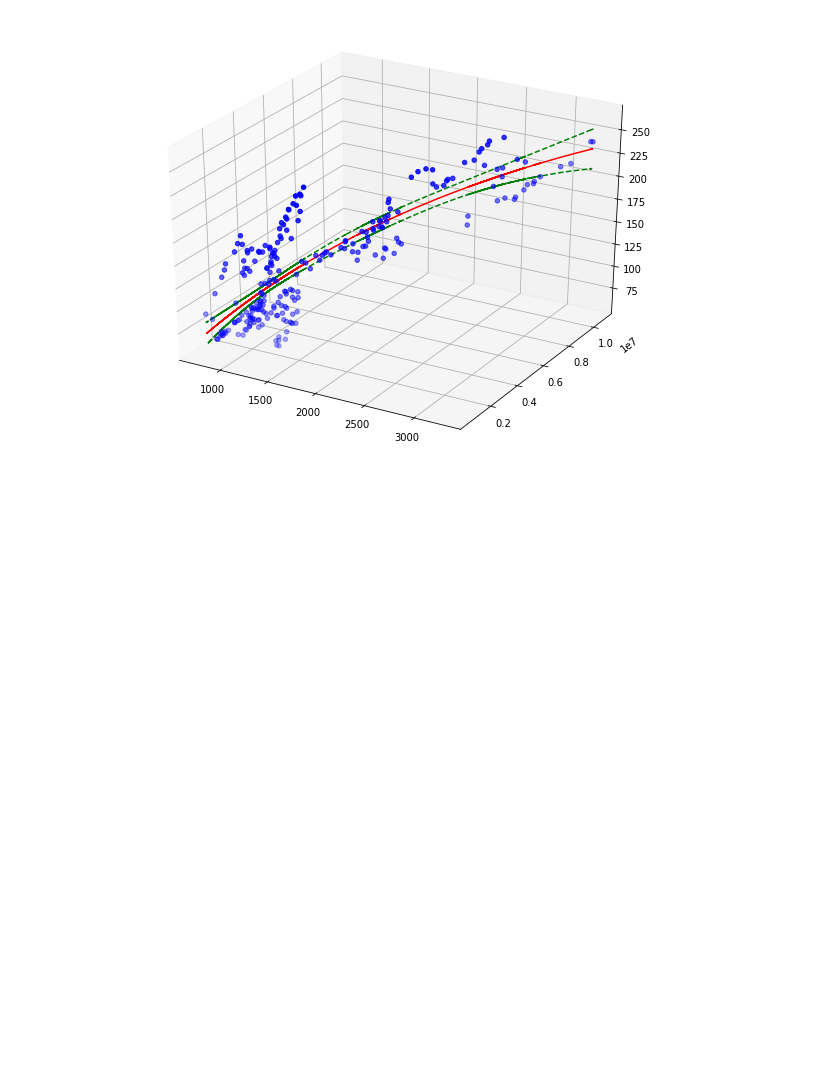
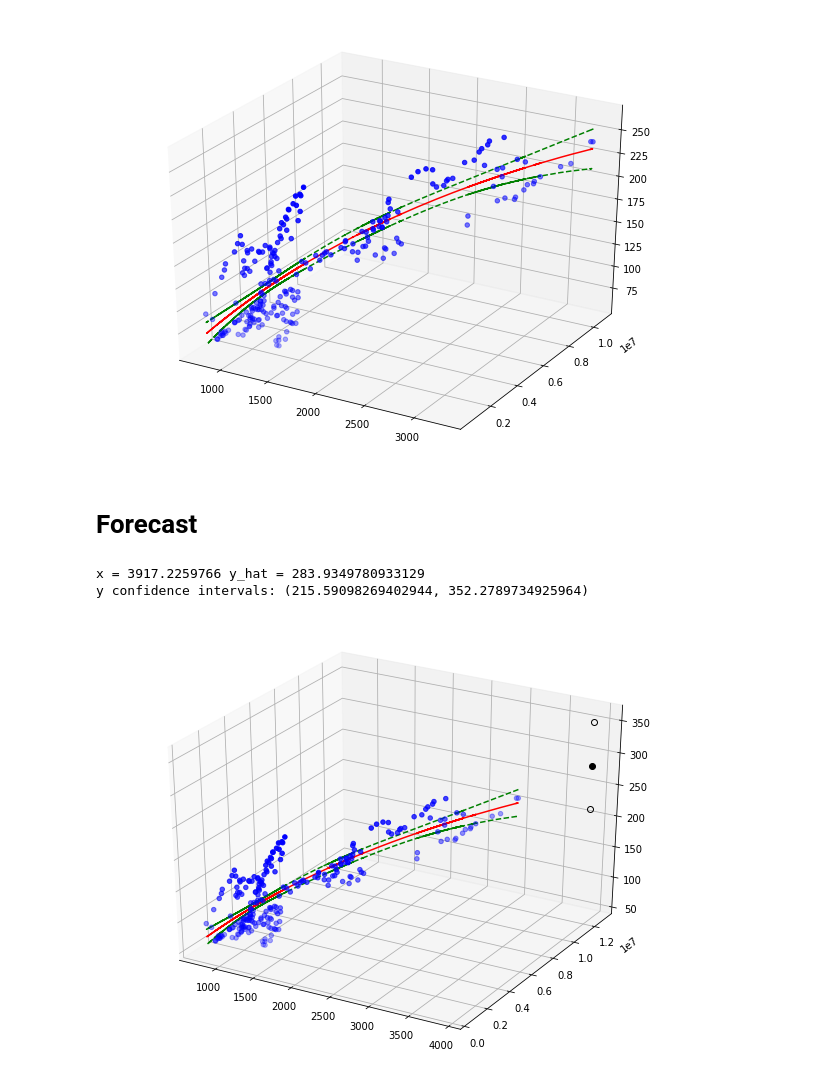
Before and after one commit to atefar2/Python_For_Finance, a Jupyter notebook: Econometrics/Lab4.ipynb, the cells around one changed output. Saved outputs shown, nothing was run; the diff lists cells and outputs as text; code cells hidden in the pictures; blank space fills up the shorter version.

```diff
--- a/Econometrics/Lab4.ipynb
+++ b/Econometrics/Lab4.ipynb
@@ -109,3 +109,31 @@ ax.plot(data_sp500['x'], data_sp500['x_squared'], yprd_ci_upper, color='green',
 plt.show()
 # %% [output]
 [figure]
+# %% [markdown]
+# Forecast
+# %%
+x_mat = np.append([1], data_sp500[['x', 'x_squared']].values[-1] * 1.2)
+
+dt = model.get_prediction(x_mat).summary_frame(alpha = 0.05)
+y_prd = dt['mean']
+y_prd_ci_lower = dt['obs_ci_lower']
+y_prd_ci_upper = dt['obs_ci_upper']
+
+print(f'x = {x_mat[1]} y_hat = {y_prd[0]}')
+print(f'y confidence intervals: ({y_prd_ci_lower[0]}, {y_prd_ci_upper[0]})')
+# %% [output]
+x = 3917.2259766 y_hat = 283.9349780933129
+y confidence intervals: (215.59098269402944, 352.2789734925964)
+# %%
+fig = plt.figure(figsize=(8, 6))
+ax = Axes3D(fig)
+ax.scatter(data_sp500['x'], data_sp500['x_squared'], target, linestyle = "None", marker = "o", label = "actual",  color = "blue")
+ax.plot(data_sp500['x'], data_sp500['x_squared'], y_hat, color='red')
+ax.plot(data_sp500['x'], data_sp500['x_squared'], yprd_ci_lower, color='green', linestyle='--')
+ax.plot(data_sp500['x'], data_sp500['x_squared'], yprd_ci_upper, color='green', linestyle='--')
+ax.plot([x_mat[1]], [x_mat[2]], y_prd, color='black', marker="o", label='forecast')
+ax.plot([x_mat[1]], [x_mat[2]], y_prd_ci_lower, color='black', marker="o", markerfacecolor = "None", label='forecast')
+ax.plot([x_mat[1]], [x_mat[2]], y_prd_ci_upper, color='black', marker="o", markerfacecolor = "None", label='forecast')
+plt.show()
+# %% [output]
+[figure, added]
```
Also changed, not shown: parts of 1 cell of this notebook, 1 other file.
